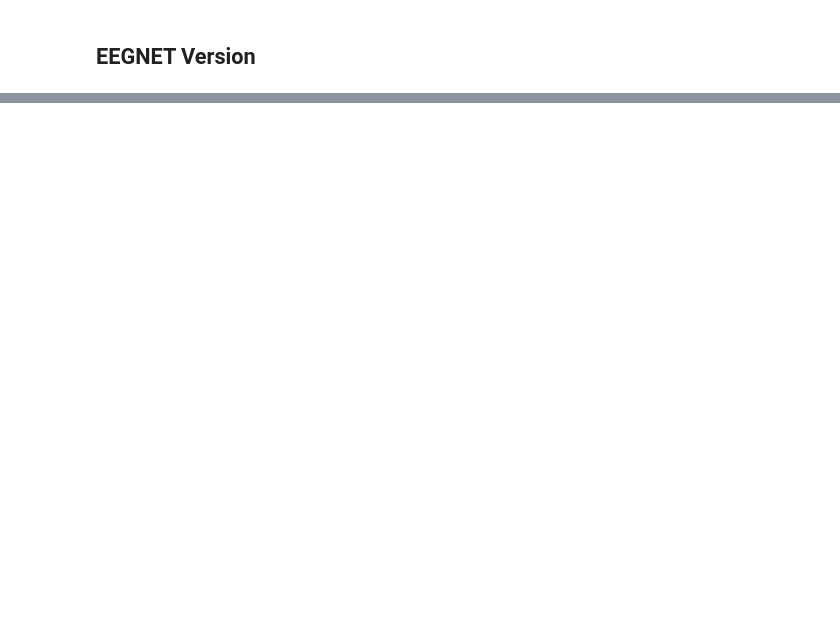
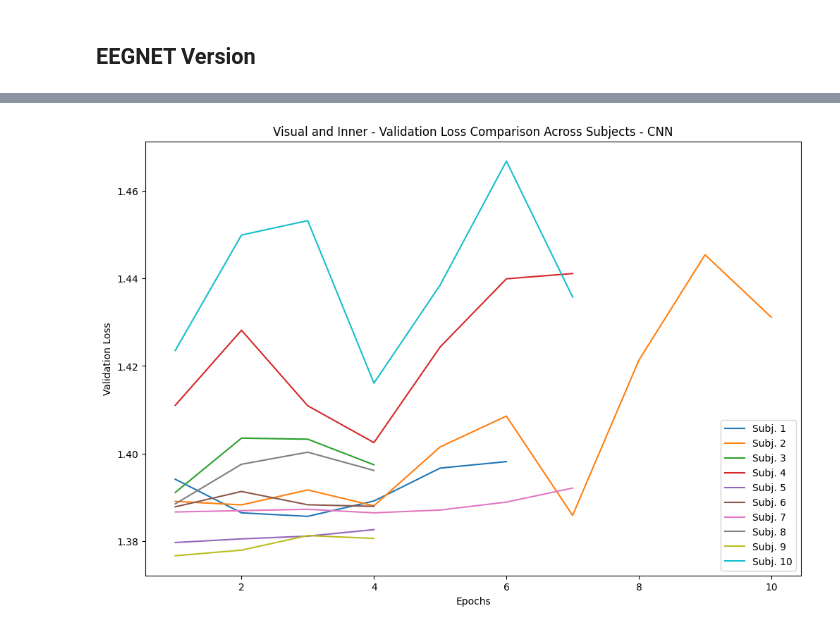
Before and after one commit to nelewerner/ml-project, a Jupyter notebook: inner-speech-drake.ipynb, the cells around one changed output, grey strips where cells are left out. Drawn from its saved outputs; the diff is of its cells as text; code cells hidden in the pictures; blank space fills up the shorter version.

Commit message:
Kaggle Notebook | Inner Speech - Drake | inner and visual - cnn

```diff
--- a/inner-speech-drake.ipynb
+++ b/inner-speech-drake.ipynb
@@ -240,3 +251,13 @@ Y_1.shape
+# %%
+# one-hot encoding
+Y_2[:,(0,1)].shape
+# print(Labels_2_inner[:,(0,1)])
+labels_2 = Y_2[:,1]
+y_2 = pd.get_dummies(labels_2)
+# %%
+X_resize_1 = X_1 * (10**4)
+# %%
+X_resize_2 = X_2 * (10**4)
 # %%
 import numpy as np
 from sklearn.model_selection import train_test_split
@@ -244,10 +265,10 @@ from sklearn.model_selection import train_test_split
 # Assuming X_1, X_2, Y_1, Y_2 are your datasets with four labels
 
 # Perform train-test split for X_1 and Y_1
-X_train_1, X_test_1, y_train_1, y_test_1 = train_test_split(X_1, Y_1, test_size=0.2, random_state=0)
+X_train_1, X_test_1, y_train_1, y_test_1 = train_test_split(X_resize_1, y_1, test_size=0.2, random_state=0)
 
 # Perform train-test split for X_2 and Y_2
-X_train_2, X_test_2, y_train_2, y_test_2 = train_test_split(X_2, Y_2, test_size=0.2, random_state=0)
+X_train_2, X_test_2, y_train_2, y_test_2 = train_test_split(X_resize_2, y_2, test_size=0.2, random_state=0)
 # %%
 # Combine the results for X and Y for the test set
 X_test = np.concatenate((X_test_1, X_test_2), axis=0)
@@ -499,25 +622,27 @@ model_history10 = fit_evaluate(X_train, X_val, y_train, y_val, 50, 16)
 # %%
 import seaborn as sns
 
 plt.figure(figsize=(12, 8))
 
 sns.lineplot(x=range(1, len(model_history1.history['val_loss']) + 1), y=model_history1.history['val_loss'], label='Subj. 1')
 sns.lineplot(x=range(1, len(model_history2.history['val_loss']) + 1), y=model_history2.history['val_loss'], label='Subj. 2')
 sns.lineplot(x=range(1, len(model_history3.history['val_loss']) + 1), y=model_history3.history['val_loss'], label='Subj. 3')
 sns.lineplot(x=range(1, len(model_history4.history['val_loss']) + 1), y=model_history4.history['val_loss'], label='Subj. 4')
 sns.lineplot(x=range(1, len(model_history5.history['val_loss']) + 1), y=model_history5.history['val_loss'], label='Subj. 5')
 sns.lineplot(x=range(1, len(model_history6.history['val_loss']) + 1), y=model_history6.history['val_loss'], label='Subj. 6')
 sns.lineplot(x=range(1, len(model_history7.history['val_loss']) + 1), y=model_history7.history['val_loss'], label='Subj. 7')
 sns.lineplot(x=range(1, len(model_history8.history['val_loss']) + 1), y=model_history8.history['val_loss'], label='Subj. 8')
 sns.lineplot(x=range(1, len(model_history9.history['val_loss']) + 1), y=model_history9.history['val_loss'], label='Subj. 9')
 sns.lineplot(x=range(1, len(model_history10.history['val_loss']) + 1), y=model_history10.history['val_loss'], label='Subj. 10')
 
 
-plt.title('Visual Condition - Validation Loss Comparison Across Subjects - CNN')
+plt.title('Visual and Inner - Validation Loss Comparison Across Subjects - CNN')
 plt.xlabel('Epochs')
 plt.ylabel('Validation Loss')
 plt.legend()
 plt.show()
+# %% [output]
+[figure, added]
 # %%
 plt.figure(figsize=(12, 8))
 
```
Also changed, not shown: parts of 28 cells of this notebook.
